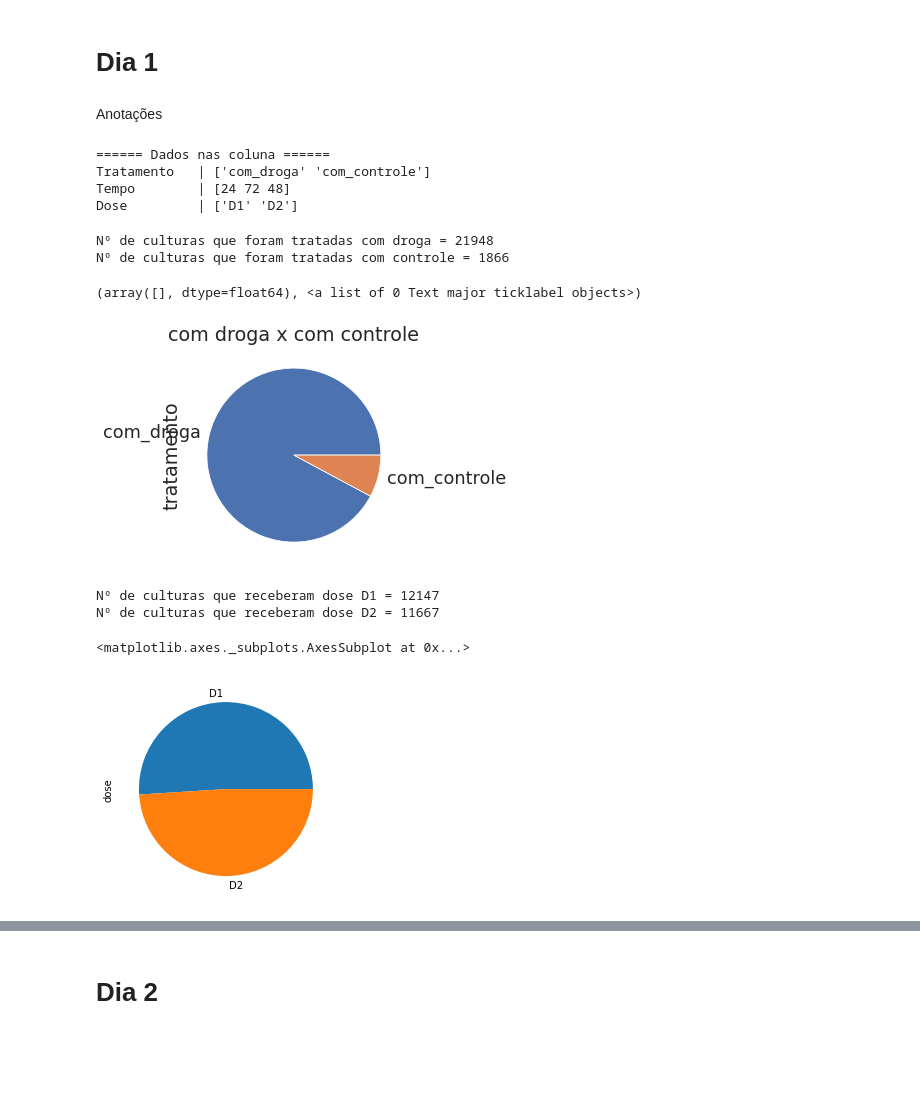
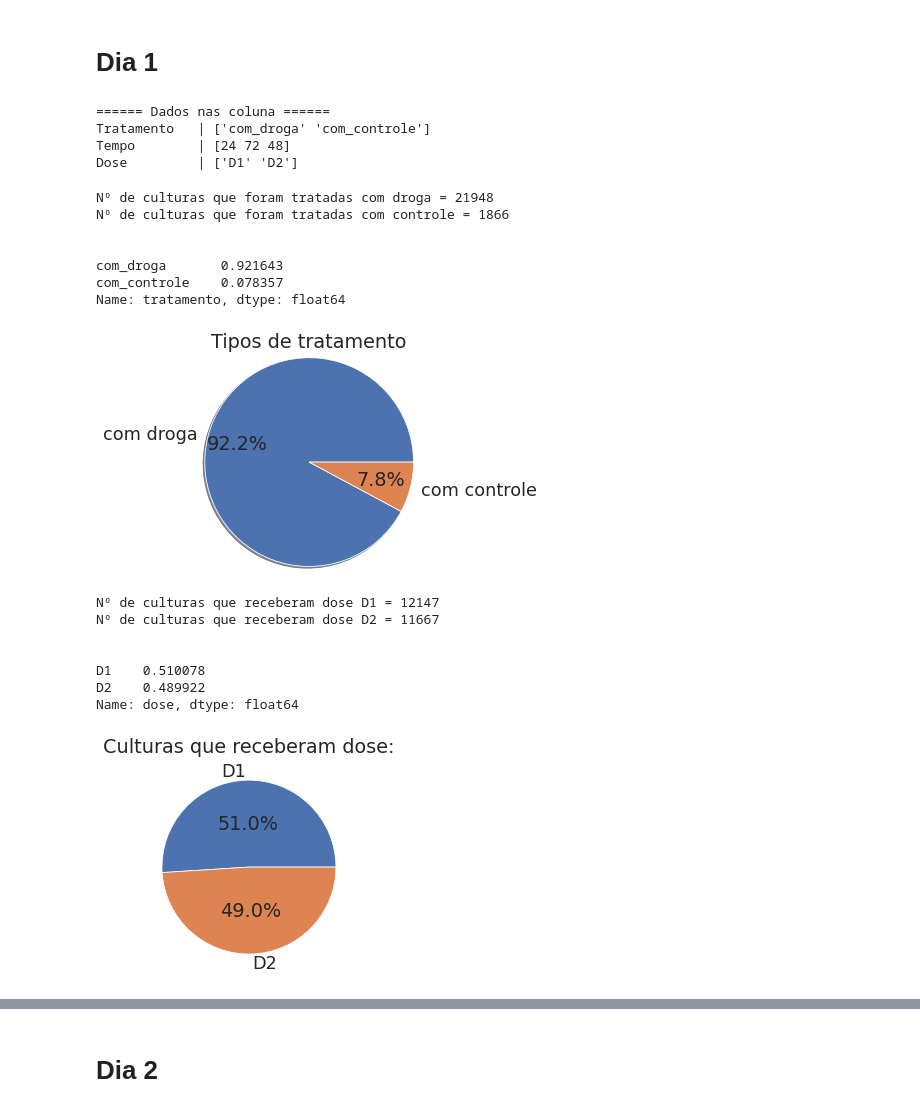
Before and after one commit to axeljunior/Alura-ImersaoDados, a Jupyter notebook: Imersão_Dados.ipynb, the cells around one changed output, grey strips where cells are left out. Saved outputs shown, nothing was run; the diff lists cells and outputs as text; code cells hidden in the pictures; blank space fills up the shorter version.

```diff
--- a/Imersão_Dados.ipynb
+++ b/Imersão_Dados.ipynb
@@ -25,7 +35,5 @@ dados
 # %% [markdown]
 # Dia 1
-# %% [markdown]
-Anotações
 # %%
 print('====== Dados nas coluna ======')
 print('Tratamento   |', dados['tratamento'].unique())
@@ -39,30 +47,50 @@ Dose         | ['D1' 'D2']
 # %%
 tratamento1 = dados['tratamento'].unique()[0].replace('_',' ')
 tratamento2 = dados['tratamento'].unique()[1].replace('_',' ')
 
 print('Nº de culturas que foram tratadas', tratamento1,'=', dados['tratamento'].value_counts().get('com_droga'))
 print('Nº de culturas que foram tratadas', tratamento2,'=', dados['tratamento'].value_counts().get('com_controle'))
 
 print('\n')
-dados['tratamento'].value_counts().plot.pie()
-plt.title(f'{tratamento1} x {tratamento2}')
-plt.xticks(rotation = 30)
+print(dados['tratamento'].value_counts(normalize=True))
+print('\n')
+
+labels = tratamento1, tratamento2
+plt.title('Tipos de tratamento')
+plt.pie(dados['tratamento'].value_counts(), labels=labels, radius=1.2, autopct='%1.1f%%',pctdistance=0.71)
+
+plt.show()
 # %% [output]
 Nº de culturas que foram tratadas com droga = 21948
 Nº de culturas que foram tratadas com controle = 1866
+
+
+com_droga       0.921643
+com_controle    0.078357
+Name: tratamento, dtype: float64
-(array([], dtype=float64), <a list of 0 Text major ticklabel objects>)
-[figure, old version]
+[figure, new version]
 # %%
 print('Nº de culturas que receberam dose', dados['dose'].unique()[0],'=', dados['dose'].value_counts().get('D1'))
 print('Nº de culturas que receberam dose', dados['dose'].unique()[1],'=', dados['dose'].value_counts().get('D2'))
 
 print('\n')
-dados['dose'].value_counts().plot.pie()
+print(dados['dose'].value_counts(normalize=True))
+print('\n')
+
+labels = dados['dose'].unique()[0], dados['dose'].unique()[1]
+plt.title('Culturas que receberam dose:')
+plt.pie(dados['dose'].value_counts(), labels=labels, radius=1, autopct='%1.1f%%',pctdistance=0.5)
+
+plt.show()
 # %% [output]
 Nº de culturas que receberam dose D1 = 12147
 Nº de culturas que receberam dose D2 = 11667
+
+
+D1    0.510078
+D2    0.489922
+Name: dose, dtype: float64
-<matplotlib.axes._subplots.AxesSubplot at 0x...>
-[figure, old version]
+[figure, new version]
 # %%
 print('Nº de culturas que foram expostos a droga por', dados['tempo'].unique()[0],'h =', dados['tempo'].value_counts().get(24))
 print('Nº de culturas que foram expostos a droga por', dados['tempo'].unique()[1],'h =', dados['tempo'].value_counts().get(72))
```
Also changed, not shown: parts of 15 cells of this notebook.
